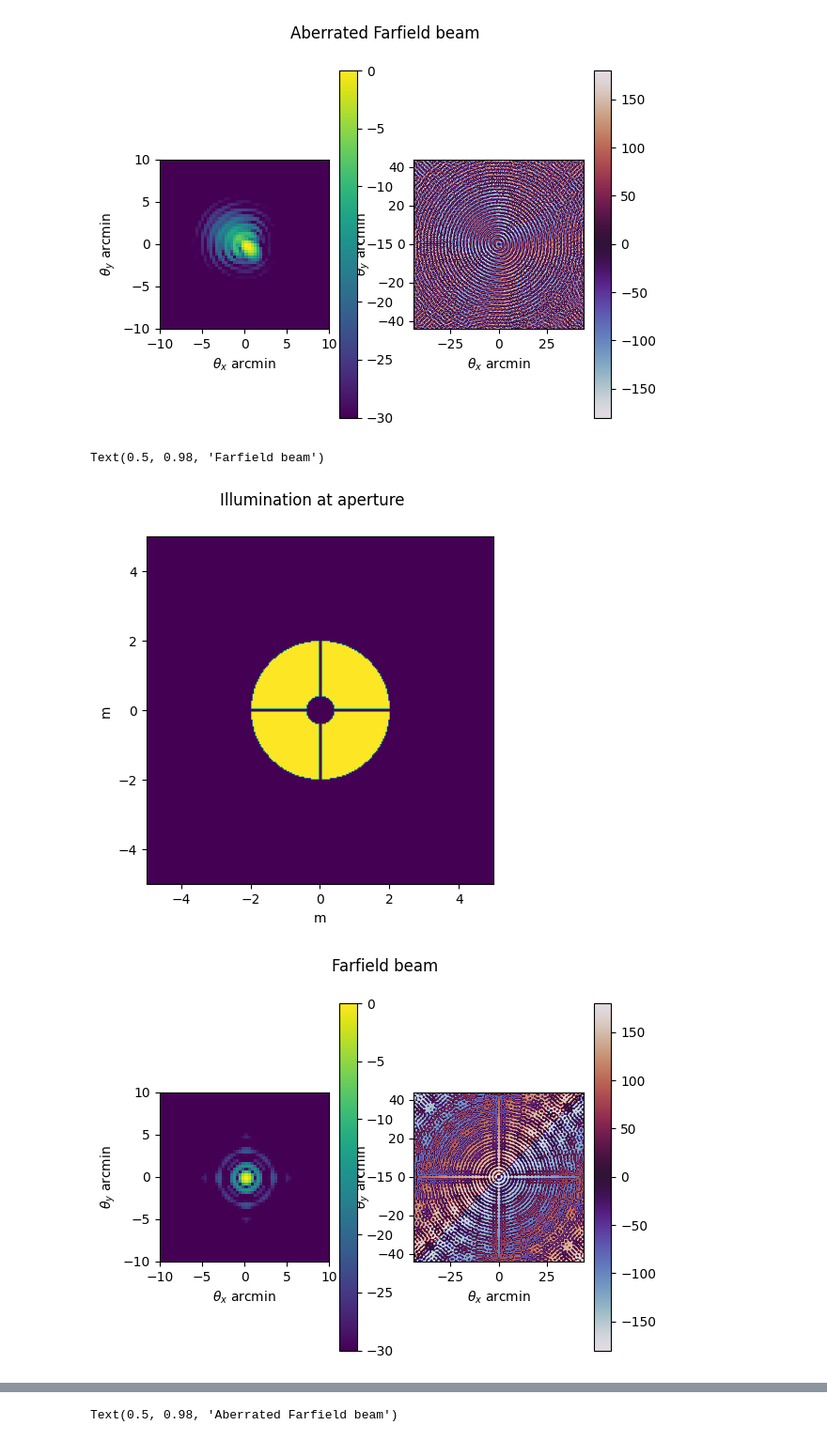
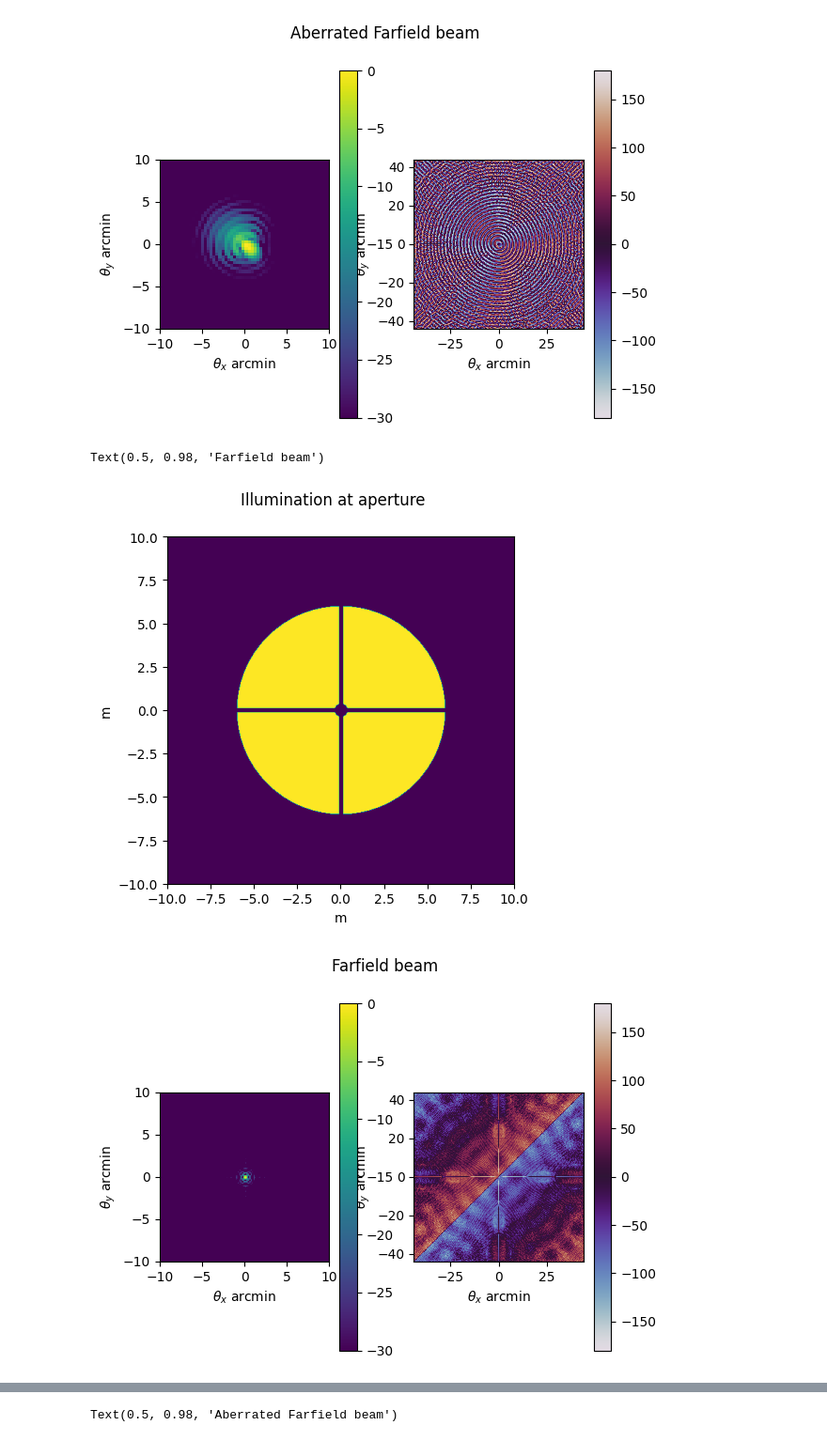
Before and after one commit to sebajor/study, a Jupyter notebook: optics/far_fields_examples.ipynb, the cells around one changed output, grey strips where cells are left out. Shown at 94% size. Saved outputs shown, nothing was run; the diff lists cells and outputs as text; code cells hidden in the pictures.

```diff
--- a/optics/far_fields_examples.ipynb
+++ b/optics/far_fields_examples.ipynb
@@ -222,11 +222,17 @@ Text(0.5, 0.98, 'Aberrated Farfield beam')
 [figure]
 # %%
 #standard cassegrain
-d1=4
-d2 =d1/5
-spider_width = d1/200
-L = 10
-N = 256
+#d1=4
+#d2 =d1/5
+#spider_width = d1/200
+#L = 10
+#N = 256
+
+d1 = 12
+d2 = 0.75
+spider_width = 0.1
+L = 20
+N = 512
 
 wavelength = 0.001
 aberration_amp = 0.4
@@ -235,32 +241,32 @@ phase_weight = None
 
 illumination,x,y,r,phi, dx  = cassegrain_aperture(d1,d2,spider_width, N, L)
 fig, ax = plt.subplots(1)
 ax.imshow(illumination, extent=[-L/2,L/2,-L/2,L/2])
 ax.set_xlabel('m'); ax.set_ylabel('m')
 fig.suptitle('Illumination at aperture')
 
 #get the far field beam
 angular_width, u = fraunhofer(illumination,wavelength, dx)
 psf, psf_db = calculate_power(u)
 fig, axes = plt.subplots(1,2)
 
 img_pow = axes[0].imshow(psf_db, vmin=-30, vmax=0, extent=([-angular_width/2, angular_width/2,
                                                            -angular_width/2, angular_width/2
                                                            ]))
 axes[0].set_xlim(-10,10)
 axes[0].set_ylim(-10,10)
 axes[0].set_xlabel('$\\theta_{x}$ arcmin')
 axes[0].set_ylabel('$\\theta_{y}$ arcmin')
 axes[1].set_xlabel('$\\theta_{x}$ arcmin')
 axes[1].set_ylabel('$\\theta_{y}$ arcmin')
 
 plt.colorbar(img_pow)
 img_phase = axes[1].imshow(np.rad2deg(np.angle(u)), extent=([-angular_width/2, angular_width/2,
                                                            -angular_width/2, angular_width/2
                                                            ]), cmap='twilight')
 plt.colorbar(img_phase)
 fig.suptitle('Farfield beam')
 # %% [output]
 Text(0.5, 0.98, 'Farfield beam')
-[figure, old version]
+[figure, new version]
-[figure, old version]
+[figure, new version]
```
Also changed, not shown: parts of 1 cell of this notebook, 13 other files.
